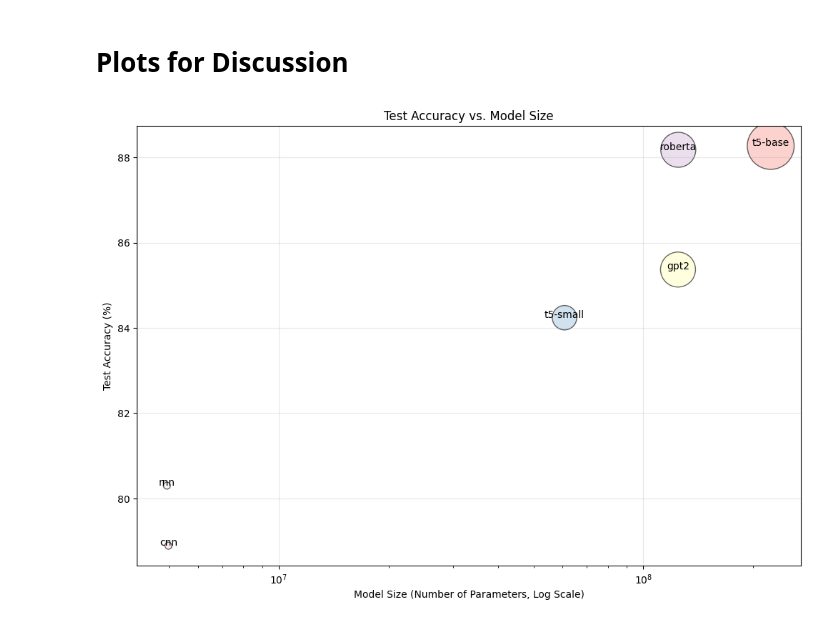
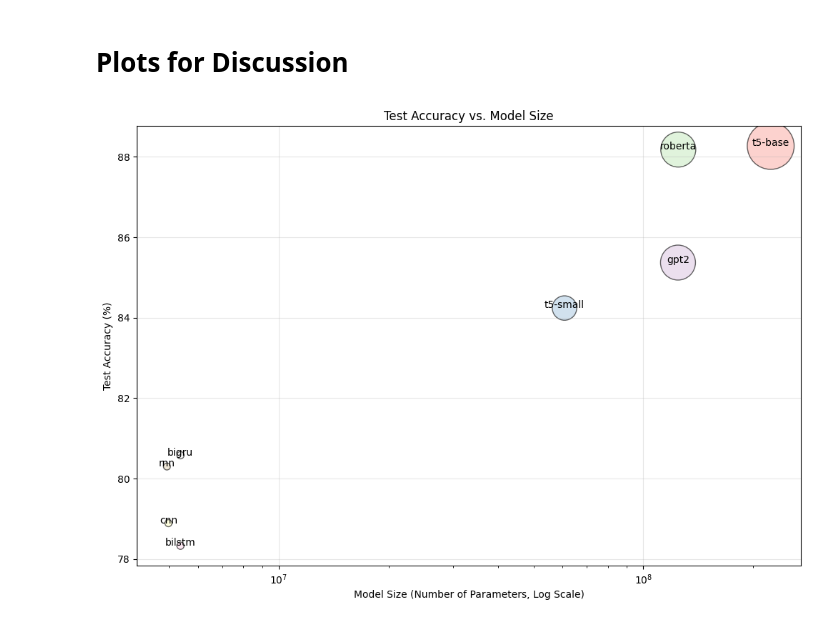
Before and after one commit to xJQx/sc4002-nlp-sentiment-classification, a Jupyter notebook: part3e.ipynb, the cells around one changed output. Saved outputs shown, nothing was run; the diff lists cells and outputs as text; code cells hidden in the pictures.

```diff
--- a/part3e.ipynb
+++ b/part3e.ipynb
@@ -54,8 +53,10 @@ num_parameters = {
     "t5-small": 60_770_306,
     "roberta": 124_647_170,
     "gpt2": 124_441_344,
-    "cnn": 4_980_802,  # based on our cnn implementation
-    "rnn": 4_934_090,  # based on our rnn implementation
+    "cnn": 4_980_802,  # based on our best cnn config
+    "rnn": 4_934_090,  # based on our best rnn config
+    "bilstm": 5_373_674,  # based on our best bilstm config
+    "bigru": 5_373_674,  # based on our best bigru config TODO: change
 }
 
 test_acc = {
@@ -63,14 +64,14 @@ test_acc = {
     "t5-small": 84.24,
     "roberta": 88.18,
     "gpt2": 85.37,
-    "cnn": 78.89,  # based on our cnn implementation
-    "rnn": 80.30,  # based on our rnn implementation
-    "bilstm": 0,  # based on our bilstm implementation
-    "bigru": 0,  # based on our bigru implementation
+    "cnn": 78.89,  # based on our best cnn config
+    "rnn": 80.30,  # based on our best rnn config
+    "bilstm": 78.33,  # based on our best bilstm config
+    "bigru": 80.58,  # based on our best bigru config TODO: change
 }
 
 # model = RNNClassifier.load_from_checkpoint(
-#     "/home/yuri/sc4002-nlp-sentiment-classification/tb_logs/rnn_trainable_embeddings_and_contextual_oov/batch_size_32-lr_0.01-optimizer_Adagrad-hidden_dim_64-num_layers_2-sr_type_max-freeze_False/version_0/checkpoints/epoch=0-step=267.ckpt"
+#     "tb_logs/bigru/batch_size_512-lr_0.0001-optimizer_Adam-hidden_dim_32-num_layers_1-sr_type_average-freeze_False-rnn_type_GRU-bidirectional_True/version_0/checkpoints/epoch=20-step=357.ckpt"
 # )
 
 # sum(p.numel() for p in model.parameters())
@@ -79,7 +80,7 @@ import matplotlib.pyplot as plt
 import numpy as np
 
 # Data for plotting
-model_names = ["t5-base", "t5-small", "roberta", "gpt2", "cnn", "rnn"]
+model_names = list(num_parameters.keys())
 model_sizes = [num_parameters[model] for model in model_names]
 test_accuracies = [test_acc[model] for model in model_names]
 
@@ -95,31 +96,31 @@ plt.scatter(
     model_sizes,
     test_accuracies,
     s=bubble_sizes,
     alpha=0.6,
     c=colors,
     edgecolors="k",
     linewidth=1,
 )
 plt.xscale("log")
 plt.yscale("linear")
 # plt.ylim(75, 100)
 
 # Labeling the axes
 plt.xlabel("Model Size (Number of Parameters, Log Scale)")
 plt.ylabel("Test Accuracy (%)")
 plt.title("Test Accuracy vs. Model Size")
 
 # Annotate each point with model names
 for i, model in enumerate(model_names):
     plt.annotate(
         model,
         (model_sizes[i], test_accuracies[i]),
         textcoords="offset points",
         xytext=(0, 0),
         ha="center",
     )
 
 plt.grid(True, alpha=0.3)
 plt.show()
 # %% [output]
-[figure, old version]
+[figure, new version]
```
Also changed, not shown: parts of 1 cell of this notebook.
